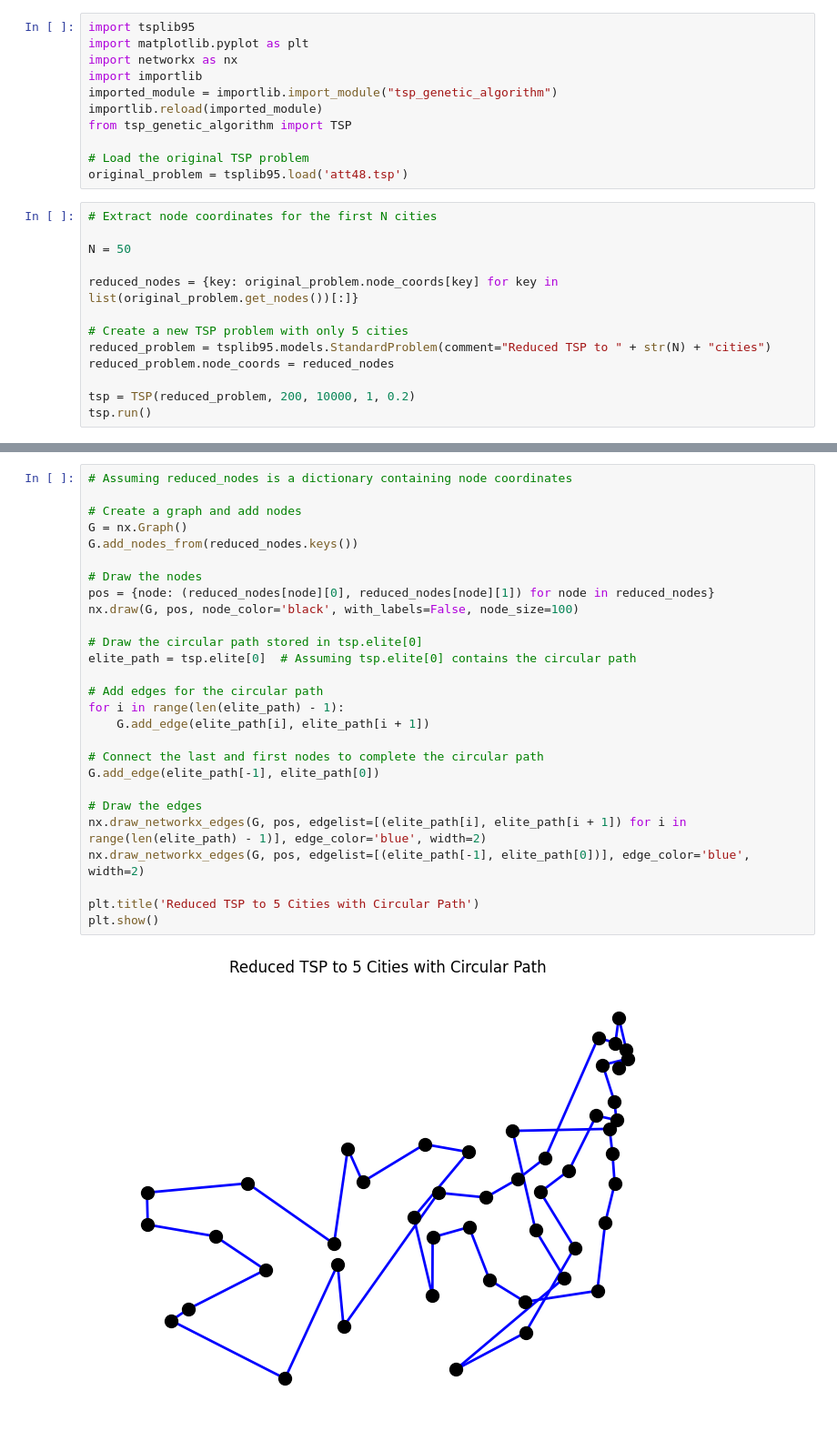
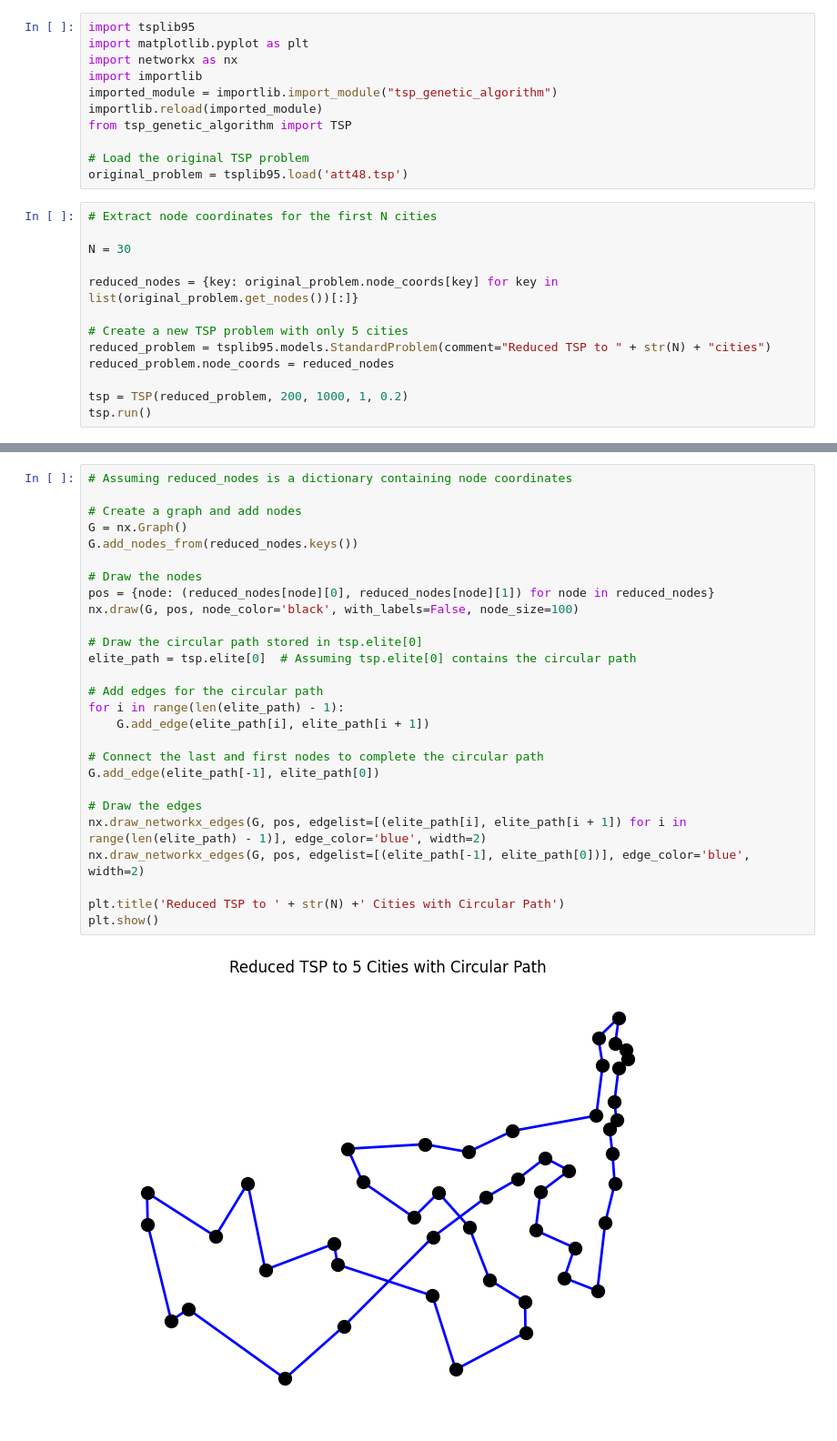
Before and after one commit to Joanfe06/NEC4_JoanFerre_JoanFreixas, a Jupyter notebook: test_dataset.ipynb, the cells around one changed output, grey strips where cells are left out. Shown: that part at 91% size. Drawn from its saved outputs; the diff is of its cells as text.

```diff
--- a/test_dataset.ipynb
+++ b/test_dataset.ipynb
@@ -12,7 +12,7 @@ original_problem = tsplib95.load('att48.tsp')
 # %%
 # Extract node coordinates for the first N cities
 
-N = 50
+N = 30
 
 reduced_nodes = {key: original_problem.node_coords[key] for key in list(original_problem.get_nodes())[:]}
 
@@ -20,7 +20,7 @@ reduced_nodes = {key: original_problem.node_coords[key] for key in list(original
 reduced_problem = tsplib95.models.StandardProblem(comment="Reduced TSP to " + str(N) + "cities")
 reduced_problem.node_coords = reduced_nodes
 
-tsp = TSP(reduced_problem, 200, 10000, 1, 0.2)
+tsp = TSP(reduced_problem, 200, 1000, 1, 0.2)
 tsp.run()
 # %% [output]
 Initial fitness:
@@ -43,29 +43,29 @@ Fitness generation number 71
 # %%
 # Assuming reduced_nodes is a dictionary containing node coordinates
 
 # Create a graph and add nodes
 G = nx.Graph()
 G.add_nodes_from(reduced_nodes.keys())
 
 # Draw the nodes
 pos = {node: (reduced_nodes[node][0], reduced_nodes[node][1]) for node in reduced_nodes}
 nx.draw(G, pos, node_color='black', with_labels=False, node_size=100)
 
 # Draw the circular path stored in tsp.elite[0]
 elite_path = tsp.elite[0]  # Assuming tsp.elite[0] contains the circular path
 
 # Add edges for the circular path
 for i in range(len(elite_path) - 1):
     G.add_edge(elite_path[i], elite_path[i + 1])
 
 # Connect the last and first nodes to complete the circular path
 G.add_edge(elite_path[-1], elite_path[0])
 
 # Draw the edges
 nx.draw_networkx_edges(G, pos, edgelist=[(elite_path[i], elite_path[i + 1]) for i in range(len(elite_path) - 1)], edge_color='blue', width=2)
 nx.draw_networkx_edges(G, pos, edgelist=[(elite_path[-1], elite_path[0])], edge_color='blue', width=2)
 
-plt.title('Reduced TSP to 5 Cities with Circular Path')
+plt.title('Reduced TSP to ' + str(N) +' Cities with Circular Path')
 plt.show()
 # %% [output]
-[figure, old version]
+[figure, new version]
```
Also changed, not shown: parts of 1 cell of this notebook, 1 other file.
